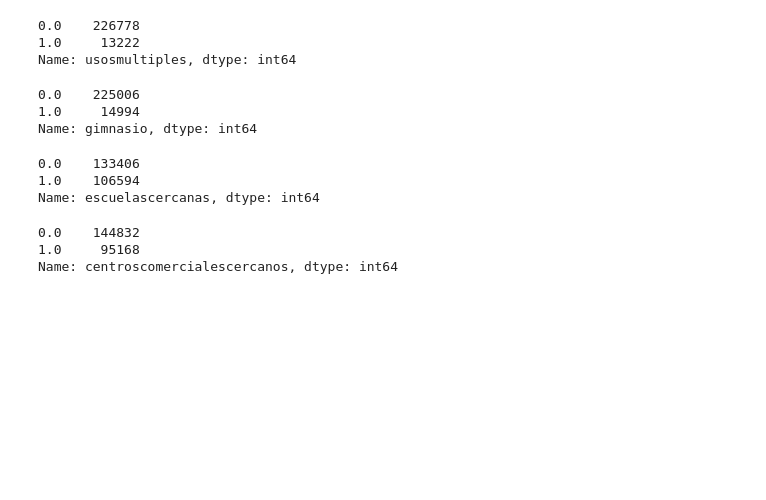
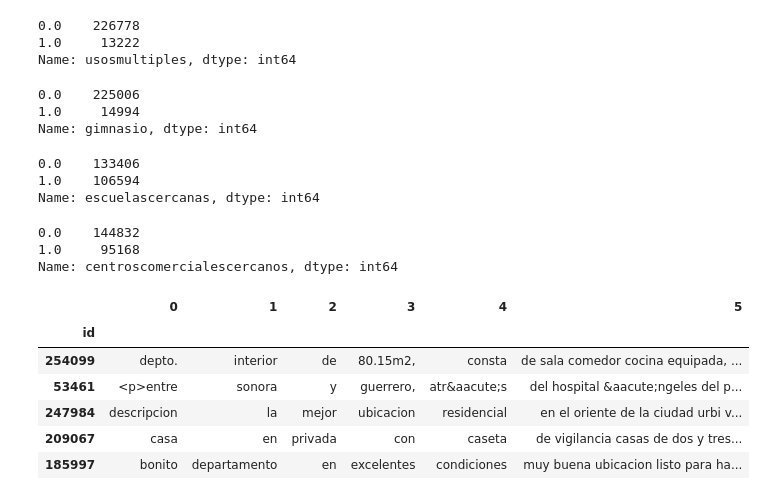
Before and after one commit to camilaserra5/7506-organizacion-de-datos, a Jupyter notebook: general.ipynb, the cells around one changed output. Cells and saved outputs as stored; diff of their text form; code cells hidden in the pictures; blank space fills up the shorter version.

```diff
--- a/general.ipynb
+++ b/general.ipynb
@@ -112,3 +117,14 @@ df.centroscomercialescercanos.value_counts().head()
 0.0    144832
 1.0     95168
 Name: centroscomercialescercanos, dtype: int64
+# %%
+first_five = df.descripcion.str.split(n=5, expand=True)
+first_five.head()
+# %% [output]
+|  | 0 | 1 | 2 | 3 | 4 | 5 |
+| id |  |  |  |  |  |  |
+| 254099 | depto. | interior | de | 80.15m2, | consta | de sala comedor cocina equipada, ... |
+| 53461 | <p>entre | sonora | y | guerrero, | atr&aacute;s | del hospital &aacute;ngeles del p... |
+| 247984 | descripcion | la | mejor | ubicacion | residencial | en el oriente de la ciudad urbi v... |
+| 209067 | casa | en | privada | con | caseta | de vigilancia casas de dos y tres... |
+| 185997 | bonito | departamento | en | excelentes | condiciones | muy buena ubicacion listo para ha... |
```
Also changed, not shown: parts of 6 cells of this notebook.
